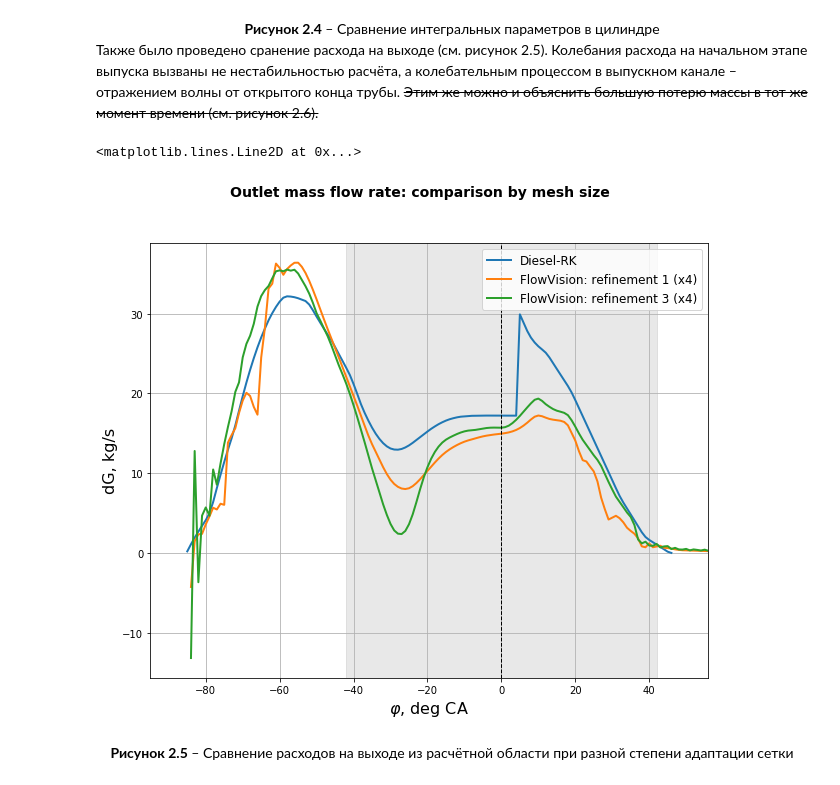
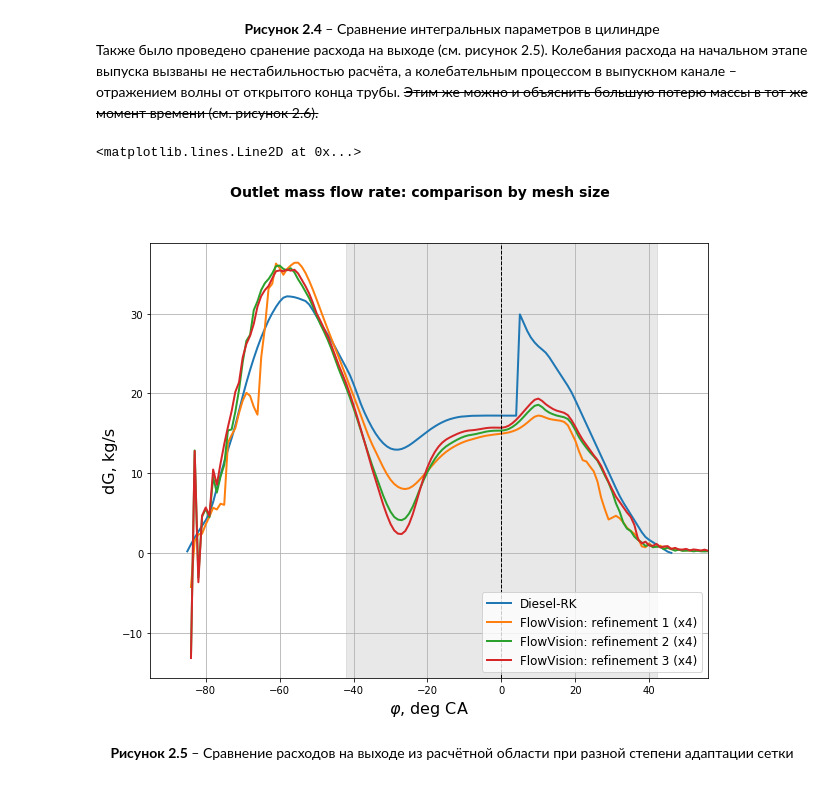
Before and after one commit to staneuski/dualFuelEngine, a Jupyter notebook: etc/FlowVision/MAN_BnW.ipynb, the cells around one changed output. Cells and saved outputs as stored; diff of their text form; code cells hidden in the pictures.

```diff
--- a/etc/FlowVision/MAN_BnW.ipynb
+++ b/etc/FlowVision/MAN_BnW.ipynb
@@ -880,40 +880,40 @@ plt.figure(
 ).suptitle(
     'Outlet mass flow rate: comparison by mesh size', fontweight = 'bold', fontsize = subplotFontSize
 )
 plt.plot(
     range(-EVO, len(G_outlet) - EVO),
     G_outlet,
     linewidth = linewidthHeavy,
     label = 'Diesel-RK'
 )
 plt.plot(
     range(-EVO, 180),
     getGFlowVisionData('quarterMaxRefinement1_deltaT2CA')['dG']*4,
     linewidth = linewidthHeavy,
     label = 'FlowVision: refinement 1 (x4)'
 )
-# plt.plot(
-#     range(-EVO, len(getGFlowVisionData('quarterMaxRefinement2_deltaT025CA')['dG']) - EVO),
-#     getGFlowVisionData('quarterMaxRefinement2_deltaT025CA')['dG']*4,
-#     linewidth = linewidthHeavy,
-#     label = 'FlowVision: refinement 2 (x4)'
-# )
+plt.plot(
+    range(-EVO, len(getGFlowVisionData('quarterMaxRefinement2_deltaT025CA')['dG']) - EVO),
+    getGFlowVisionData('quarterMaxRefinement2_deltaT025CA')['dG']*4,
+    linewidth = linewidthHeavy,
+    label = 'FlowVision: refinement 2 (x4)'
+)
 plt.plot(
     range(-EVO, len(getGFlowVisionData('quarterMaxRefinement3_deltaT025CA')['dG']) - EVO),
     getGFlowVisionData('quarterMaxRefinement3_deltaT025CA')['dG']*4,
     linewidth = linewidthHeavy,
     label = 'FlowVision: refinement 3 (x4)'
 )
 plt.xlim(-EVO - 10, EVC + 10)
 plt.grid( True );    plt.legend( loc = 'best', fontsize = legendFontSize )
 plt.xlabel( '$\\varphi$, deg CA', fontsize = labelFontSize )
 plt.ylabel( 'dG, kg/s', fontsize = labelFontSize )
 
 plt.axvspan(-IPC, IPO, alpha = 0.18, color = 'grey')
 plt.axvline(x = 0, color = 'black', linestyle = '--', linewidth = linewidthLight)
 # %% [output]
 <matplotlib.lines.Line2D at 0x...>
-[figure, old version]
+[figure, new version]
 # %% [markdown]
 <center>
     <b> Рисунок 2.5 </b> – Сравнение расходов на выходе из расчётной области при разной степени адаптации сетки
```
Also changed, not shown: parts of 15 cells of this notebook.
